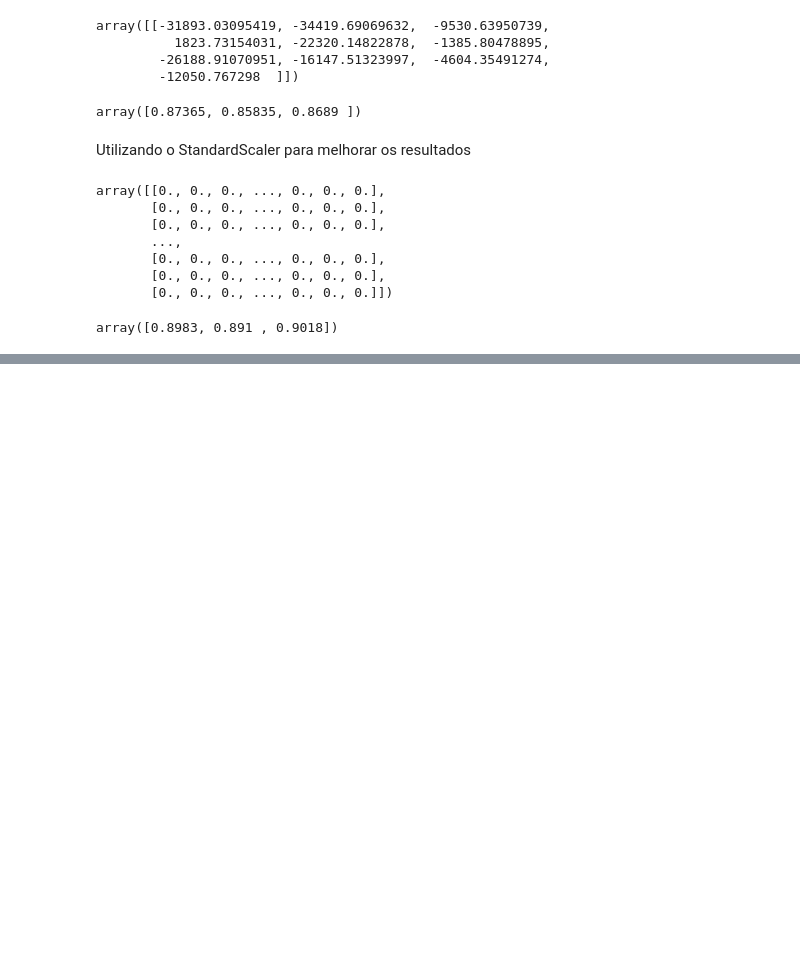
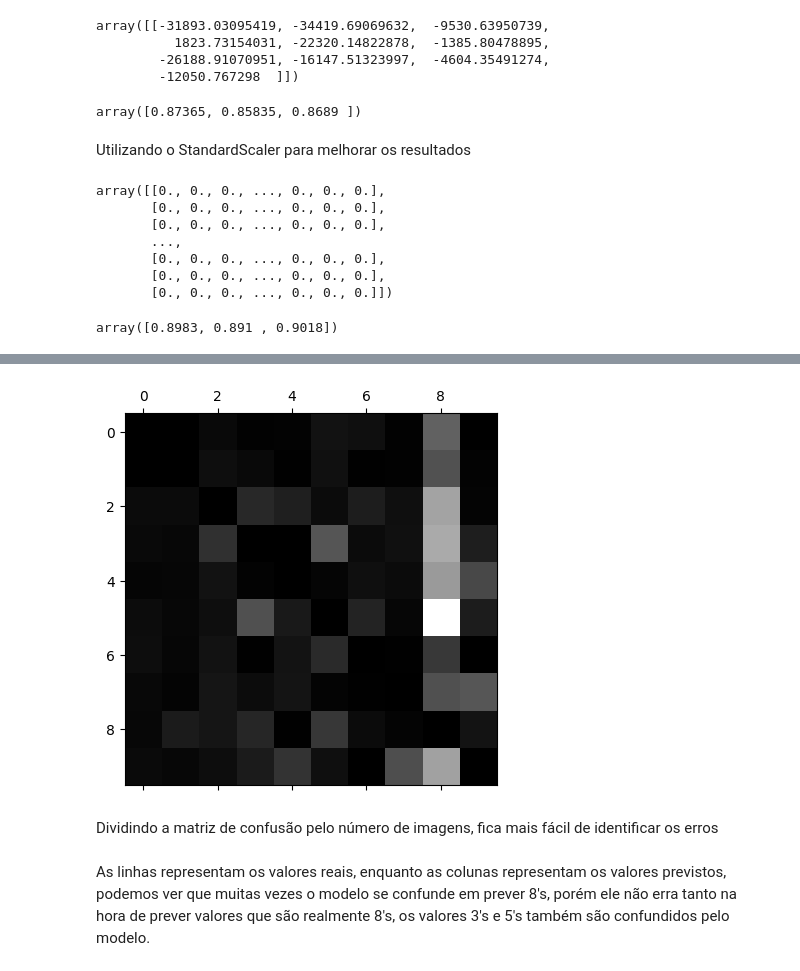
Before and after one commit to arthur-pulini/Hands-on-Machine-Learning-with-Scikit-Learn--Keras--and-TensorFlow-O-reilly----codes, a Jupyter notebook: Cap. 3/Untitled.ipynb, the cells around one changed output, grey strips where cells are left out. Drawn from its saved outputs; the diff is of its cells as text; code cells hidden in the pictures; blank space fills up the shorter version.

Commit message:
Padronizando os dados e utilizando a matriz de confusão para o ganho de insights

```diff
--- a/Cap. 3/Untitled.ipynb
+++ b/Cap. 3/Untitled.ipynb
@@ -404,0 +426,13 @@ Com os dados padronizados a acurácia fica acima de 89
+# %%
+row_sums = conf_mx.sum(axis=1, keepdims=True)
+norm_conf_mx = conf_mx / row_sums
+# %%
+np.fill_diagonal(norm_conf_mx, 0)
+plt.matshow(norm_conf_mx, cmap=plt.cm.gray)
+plt.show()
+# %% [output]
+[figure, added]
+# %% [markdown]
+Dividindo a matriz de confusão pelo número de imagens, fica mais fácil de identificar os erros
+# %% [markdown]
+As linhas representam os valores reais, enquanto as colunas representam os valores previstos, podemos ver que muitas vezes o modelo se confunde em prever 8's, porém ele não erra tanto na hora de prever valores que são realmente 8's, os valores 3's e 5's também são confundidos pelo modelo.
```
Also changed, not shown: parts of 6 cells of this notebook.
